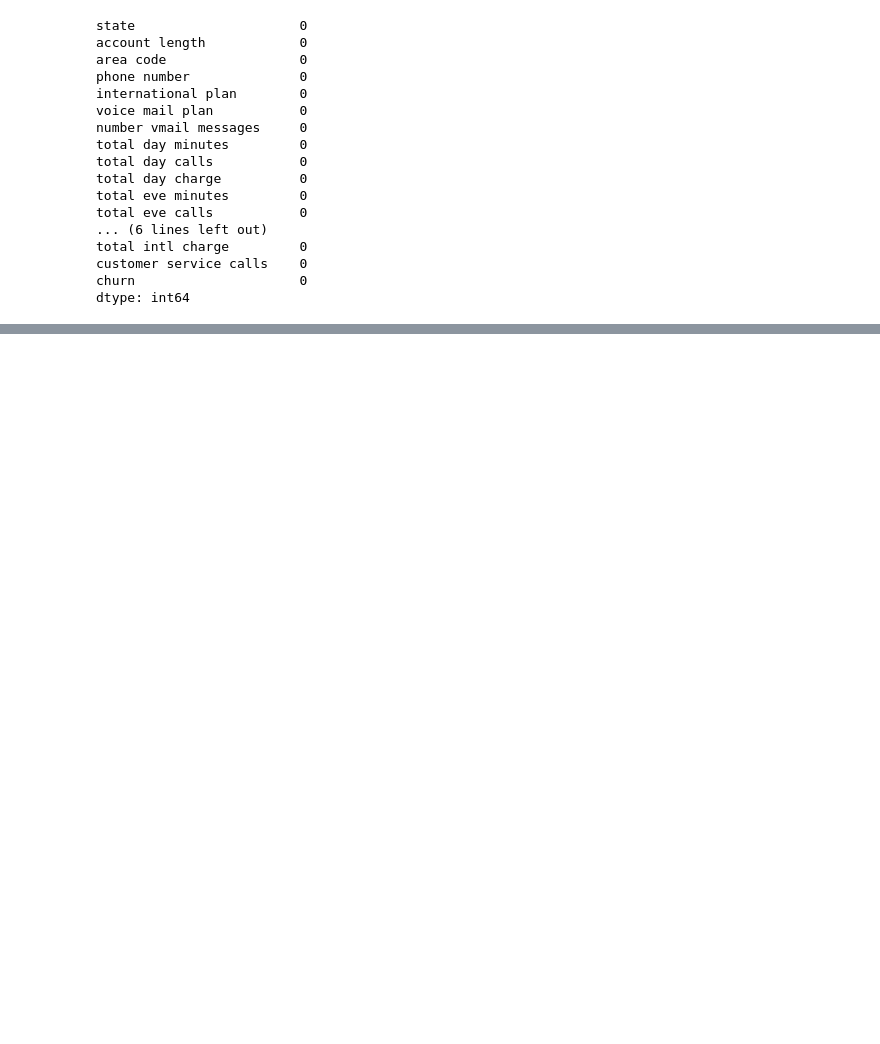
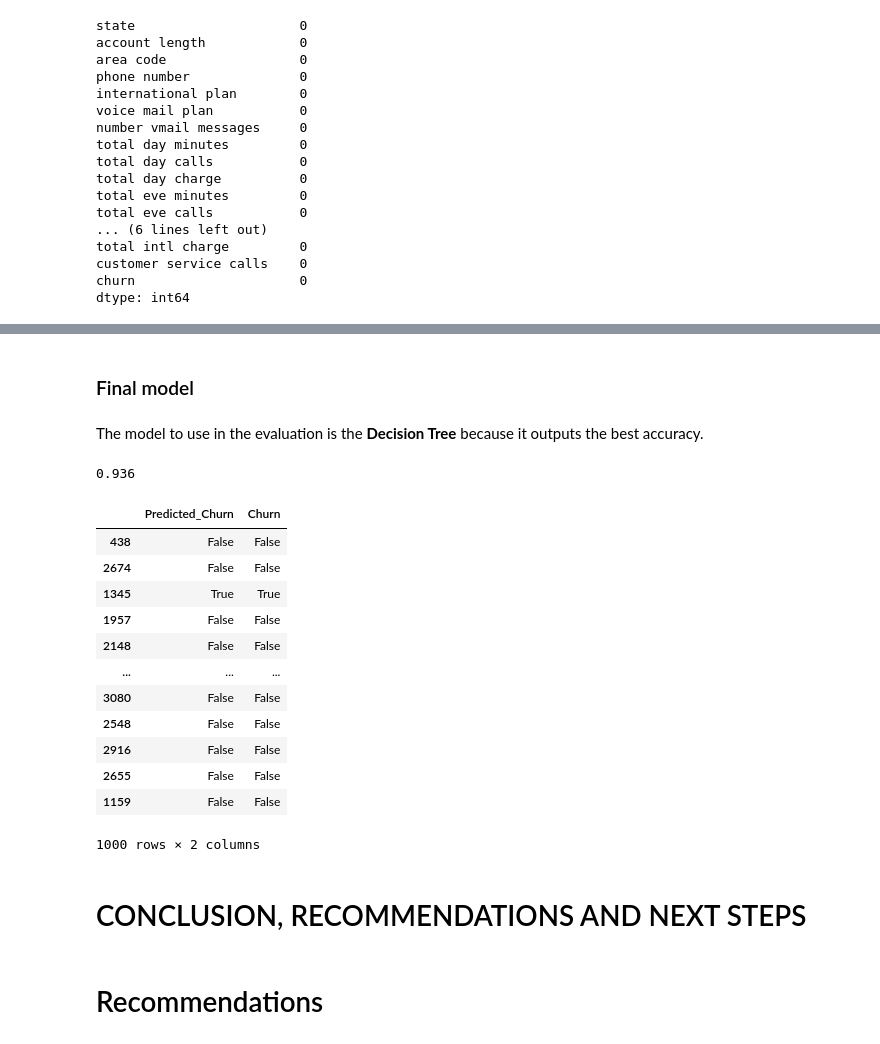
Before and after one commit to IvyNjoroge/PHASE-3-PROJECT, a Jupyter notebook: Syriatel.ipynb, the cells around one changed output, grey strips where cells are left out. Saved outputs shown, nothing was run; the diff lists cells and outputs as text; code cells hidden in the pictures; blank space fills up the shorter version.

```diff
--- a/Syriatel.ipynb
+++ b/Syriatel.ipynb
@@ -168,0 +528,13 @@ plt.show()
+# %%
+# Use the random grid to search for best hyperparameters
+# creating the base model to tune
+
+forest= RandomForestRegressor()
+
+# Random search of parameters, using 3 fold cross validation,
+# searching across 100 different combinations using all available cores
+forest_random = RandomizedSearchCV(estimator = forest, param_distributions = random_grid,
+                               n_iter = 100, cv = 3, verbose=2, random_state=42, n_jobs = -1)
+
+# Fit the random search model
+forest_random.fit(X_train_scaled, y_train)
@@ -168,0 +564,11 @@ plt.show()
+# %%
+# Instantiate and fit a RandomForestClassifier
+forest1 = RandomForestClassifier(n_estimators = 45, min_samples_split = 2,
+                                 min_samples_leaf = 2, max_features = 'auto', max_depth = 80, bootstrap = True)
+forest1.fit(X_train, y_train)
+#ytrain_pred = forest1.predict(X_train)
+
+# Training accuracy score
+print('Train:', forest1.score(X_train_scaled, y_train))
+print()
+print('Test:', forest1.score(X_test_scaled, y_test))
@@ -168,0 +586,42 @@ plt.show()
+# %% [markdown]
+### Final model
+# %% [markdown]
+The model to use in the evaluation is the **Decision Tree** because it outputs the best accuracy.
+# %%
+dt_final = DecisionTreeClassifier(max_depth = 5, min_samples_leaf = 5, min_samples_split=10, random_state = 42)
+# %%
+dt_final.fit(X_train_scaled, y_train)
+y_pred = dt_final.predict(X_test_scaled)
+# %%
+false_positive_rate, true_positive_rate, thresholds = roc_curve(y_test, y_pred, pos_label = 2)
+roc_auc = auc(false_positive_rate, true_positive_rate)
+roc_auc
+acc_dt1 = (accuracy_score(y_pred, y_test))
+acc_dt1
+# %% [output]
+0.936
+# %%
+pred = pd.DataFrame({
+        "Predicted_Churn": y_pred.astype(bool),
+        'Churn': y_test
+    },
+    index = y_test.index)
+pred
+# %% [output]
+|  | Predicted_Churn | Churn |
+| 438 | False | False |
+| 2674 | False | False |
+| 1345 | True | True |
+| 1957 | False | False |
+| 2148 | False | False |
+| ... | ... | ... |
+| 3080 | False | False |
+| 2548 | False | False |
+| 2916 | False | False |
+| 2655 | False | False |
+| 1159 | False | False |
+1000 rows × 2 columns
+# %% [markdown]
+# CONCLUSION, RECOMMENDATIONS AND NEXT STEPS
+# %% [markdown]
+# Recommendations
```
Also changed, not shown: parts of 67 cells of this notebook.
